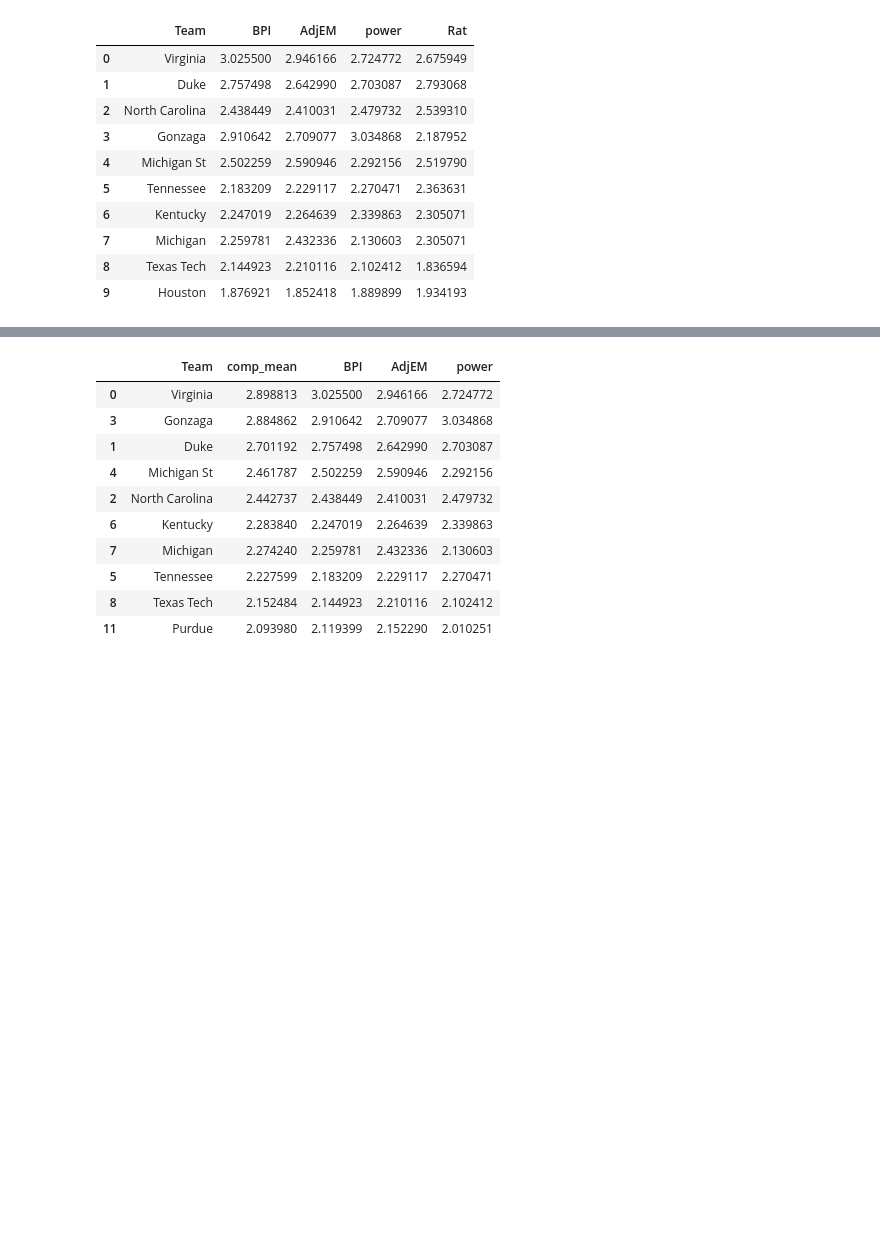
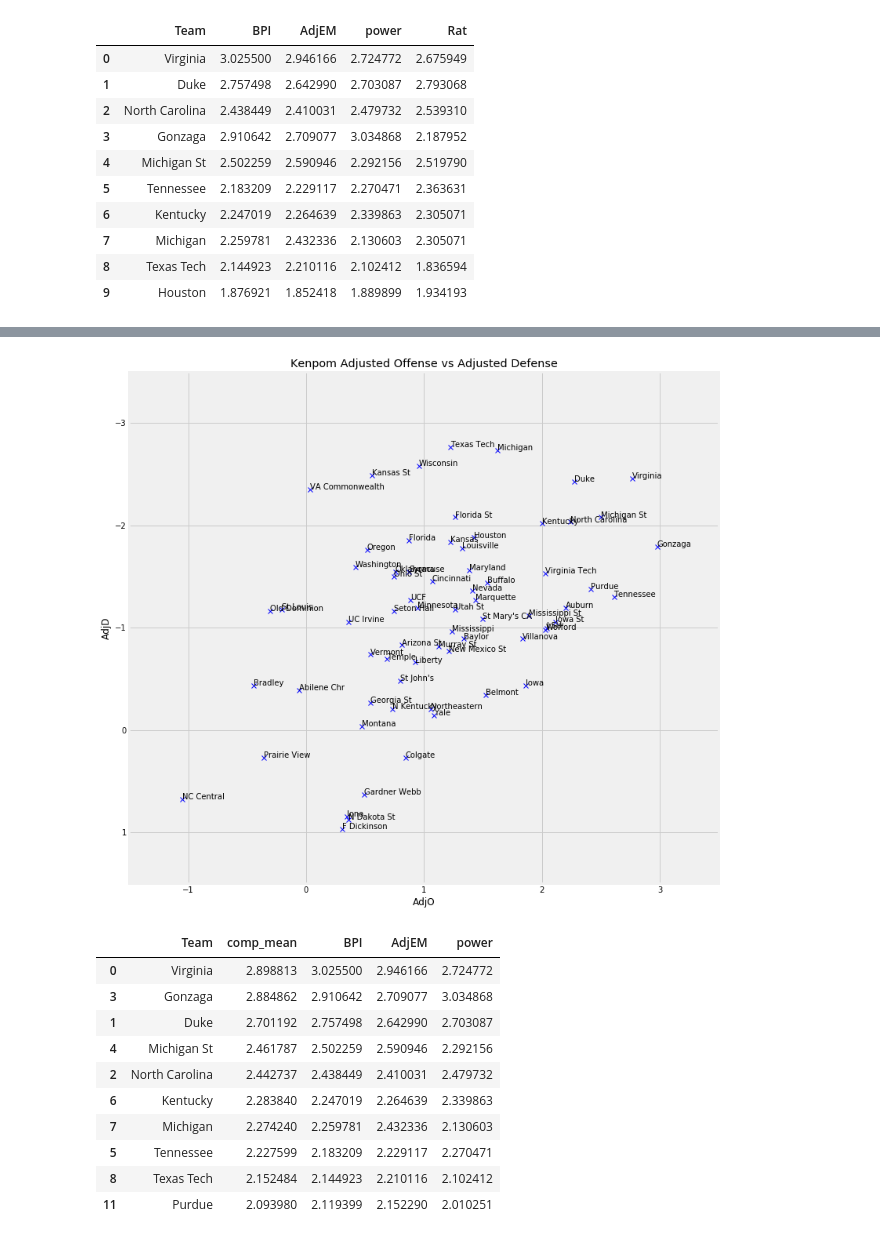
Before and after one commit to ryangooch/automated_ncaa_bb_bracket, a Jupyter notebook: MetricComparison.ipynb, the cells around one changed output, grey strips where cells are left out. Drawn from its saved outputs; the diff is of its cells as text; code cells hidden in the pictures; blank space fills up the shorter version.

```diff
--- a/MetricComparison.ipynb
+++ b/MetricComparison.ipynb
@@ -366,3 +463,35 @@ df[['Team','BPI','AdjEM','power','Rat']].head(10)
+# %%
+# cols_to_standardize = ['power','sched','offen','defen','AdjEM',
+#                       'AdjO','AdjD','AdjT','Luck',
+#                       'BPI_OFF','BPI_DEF','BPI','Rat','Pwr','Off','Def']
+
+# plt.figure(figsize=(12,12))
+fig, ax = plt.subplots(1,1,figsize=(12,12))
+
+x_var_to_plot = 'AdjO'
+y_var_to_plot = 'AdjD'
+
+x = tourney_teams_df[x_var_to_plot]
+y = tourney_teams_df[y_var_to_plot]
+
+plt.plot(x, y, 'bx')
+
+for i, txt in enumerate(tourney_teams_df['Team'].values):
+    ax.annotate(txt, (x.iloc[i], y.iloc[i]))
+
+plt.xlim([-1.5,3.5])
+plt.ylim([-3.5,1.5])
+
+plt.xlabel(x_var_to_plot)
+plt.ylabel(y_var_to_plot)
+
+plt.gca().invert_yaxis()
+
+plt.title('Kenpom Adjusted Offense vs Adjusted Defense')
+plt.savefig('plots/adjo_vs_adjd_20180318.png')
+plt.show()
+# %% [output]
+[figure, added]
 # %%
 df['comp_mean'] = df[['BPI','AdjEM','power']].mean(axis=1)
 # %%
```
Also changed, not shown: parts of 6 cells of this notebook.
